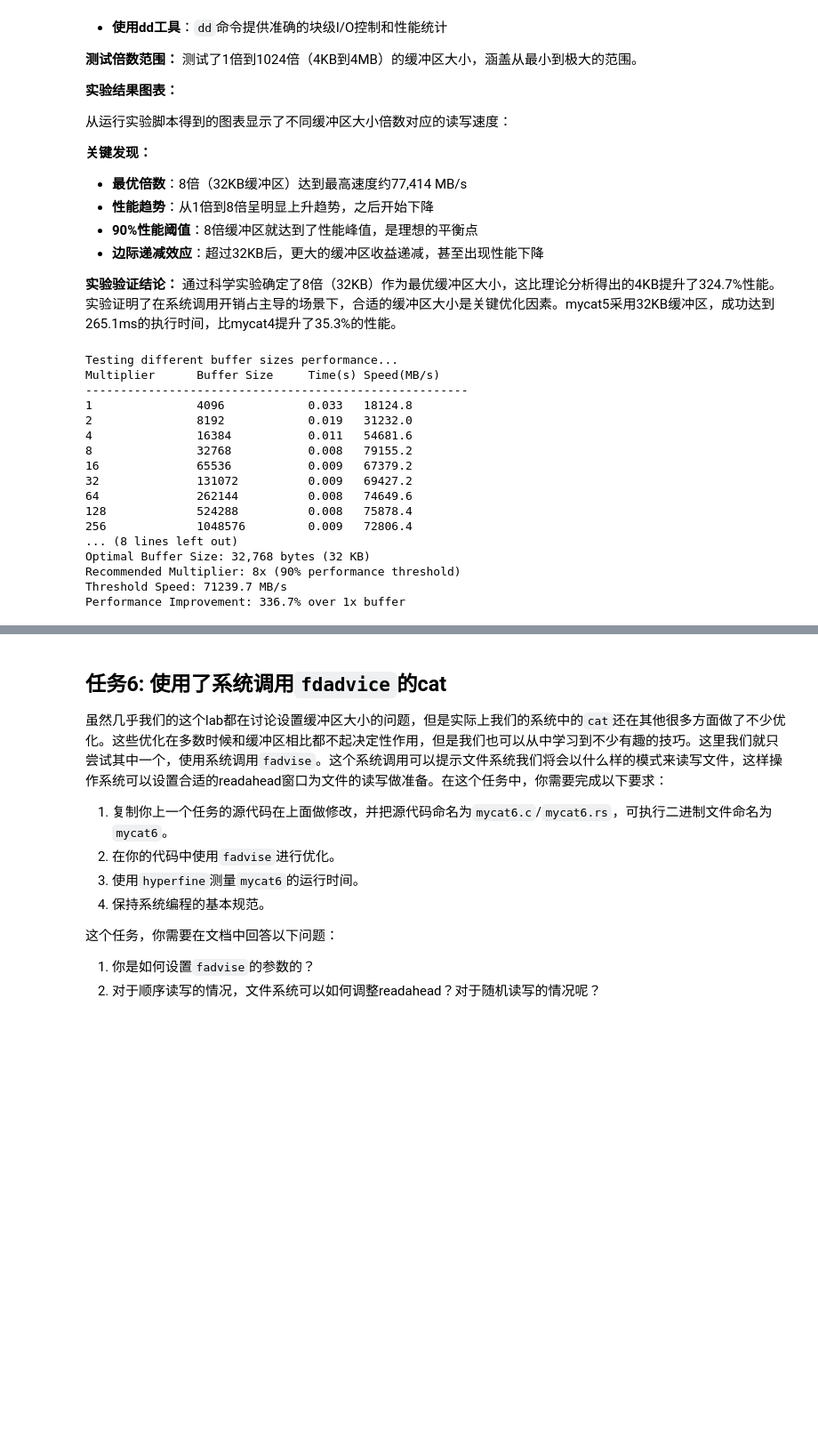
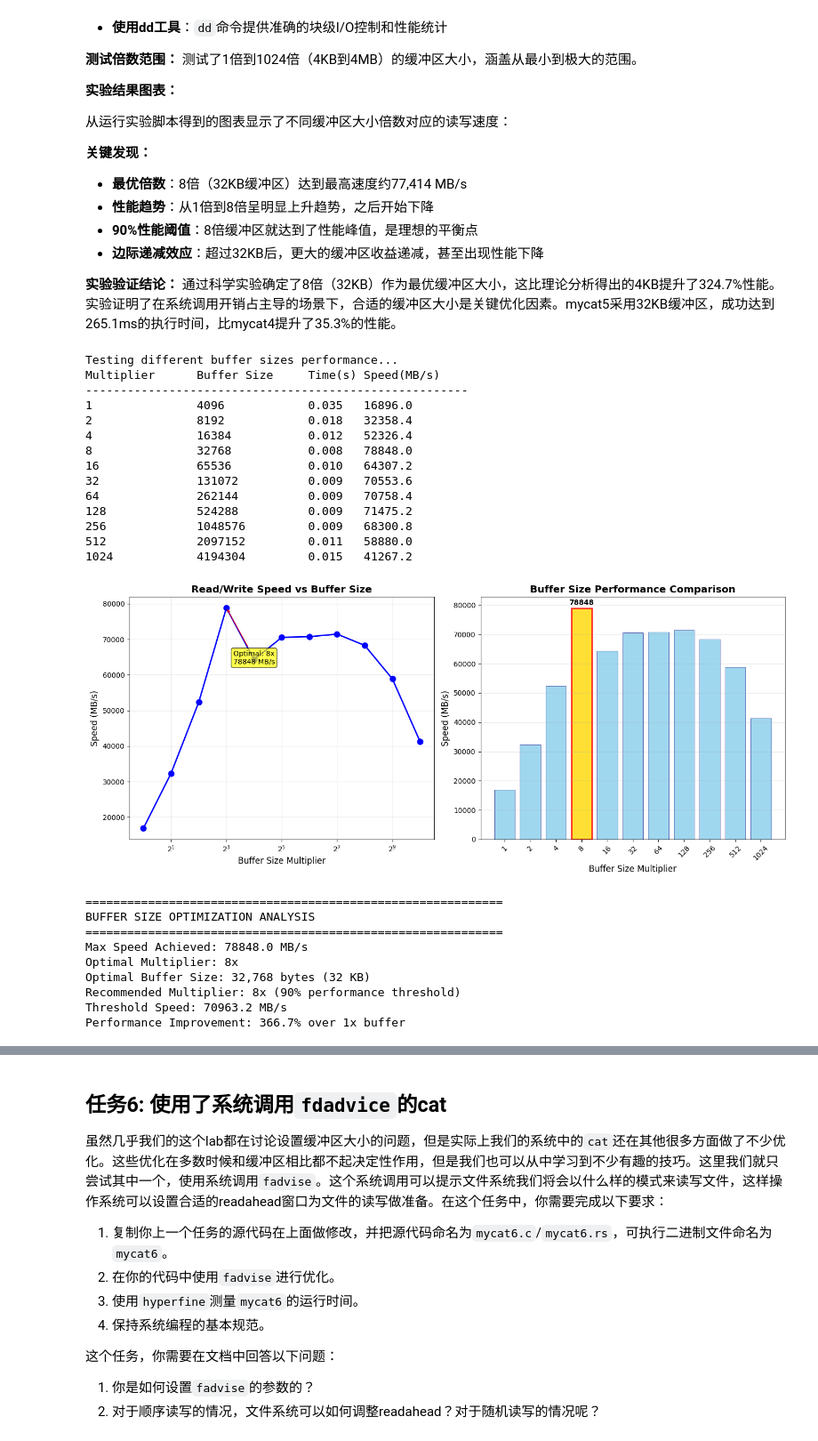
Before and after one commit to RUCICS/meowhw-Wianger, a Jupyter notebook: meowlab.ipynb, the cells around one changed output, grey strips where cells are left out. Shown: that part at 89% size. Drawn from its saved outputs; the diff is of its cells as text; code cells hidden in the pictures; blank space fills up the shorter version.

```diff
--- a/meowlab.ipynb
+++ b/meowlab.ipynb
@@ -307,25 +306,32 @@ Benchmark 1: ./target/mycat4 test.txt
 **实验验证结论：**
 通过科学实验确定了8倍（32KB）作为最优缓冲区大小，这比理论分析得出的4KB提升了324.7%性能。实验证明了在系统调用开销占主导的场景下，合适的缓冲区大小是关键优化因素。mycat5采用32KB缓冲区，成功达到265.1ms的执行时间，比mycat4提升了35.3%的性能。
 # %%
-exec(open('buffer_test_notebook.py').read())
+exec(open('buffer_test.py').read())
 # %% [output]
 Testing different buffer sizes performance...
 Multiplier      Buffer Size     Time(s) Speed(MB/s)
 -------------------------------------------------------
-1               4096            0.033   18124.8
-2               8192            0.019   31232.0
-4               16384           0.011   54681.6
-8               32768           0.008   79155.2
-16              65536           0.009   67379.2
-32              131072          0.009   69427.2
-64              262144          0.008   74649.6
-128             524288          0.008   75878.4
-256             1048576         0.009   72806.4
-... (8 lines left out)
-Optimal Buffer Size: 32,768 bytes (32 KB)
-Recommended Multiplier: 8x (90% performance threshold)
-Threshold Speed: 71239.7 MB/s
-Performance Improvement: 336.7% over 1x buffer
+1               4096            0.035   16896.0
+2               8192            0.018   32358.4
+4               16384           0.012   52326.4
+8               32768           0.008   78848.0
+16              65536           0.010   64307.2
+32              131072          0.009   70553.6
+64              262144          0.009   70758.4
+128             524288          0.009   71475.2
+256             1048576         0.009   68300.8
+512             2097152         0.011   58880.0
+1024            4194304         0.015   41267.2
+[figure, added]
+============================================================
+BUFFER SIZE OPTIMIZATION ANALYSIS
+============================================================
+Max Speed Achieved: 78848.0 MB/s
+Optimal Multiplier: 8x
+Optimal Buffer Size: 32,768 bytes (32 KB)
+Recommended Multiplier: 8x (90% performance threshold)
+Threshold Speed: 70963.2 MB/s
+Performance Improvement: 366.7% over 1x buffer
 # %%
 %%bash
 hyperfine --warmup 3 './target/mycat5 test.txt'
```
Also changed, not shown: parts of 8 cells of this notebook, 2 other files.
